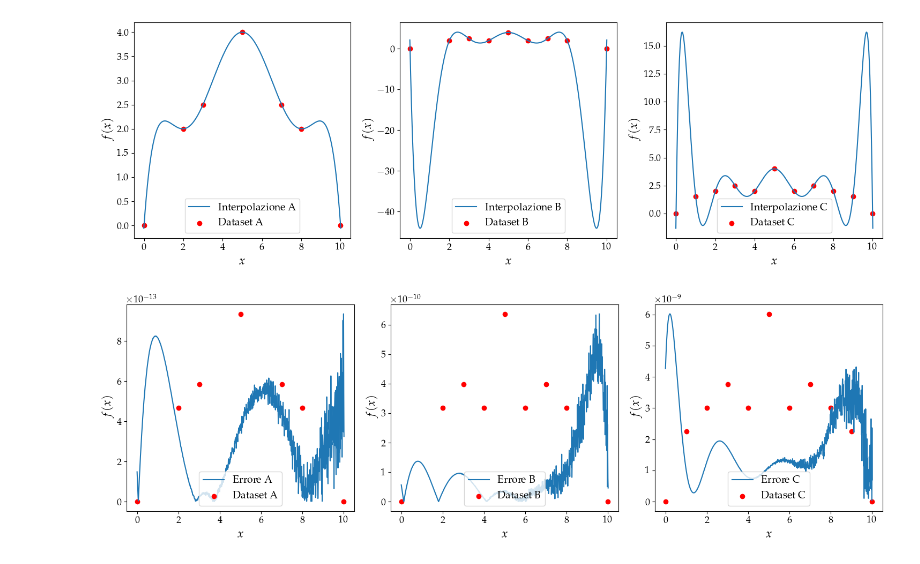
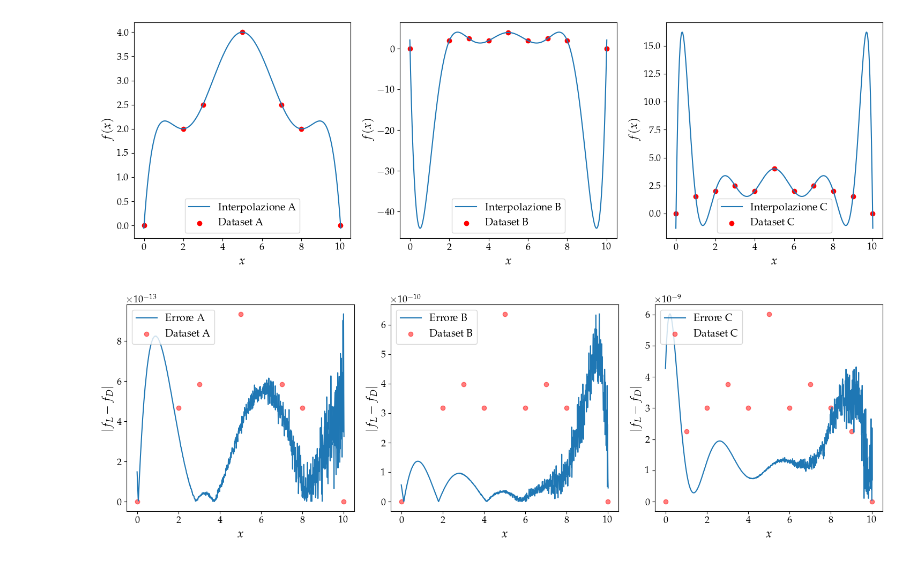
Before and after one commit to mvolpato-unimib/Lab_comp, a Jupyter notebook: ex8/interpolation.ipynb, the cells around one changed output. Drawn from its saved outputs; the diff is of its cells as text; code cells hidden in the pictures.

```diff
--- a/ex8/interpolation.ipynb
+++ b/ex8/interpolation.ipynb
@@ -188,17 +203,17 @@ plot_direct(x_arr, f_arr, xDir_arr, fDir_arr, names)
 # %%
 
 fig, ax = plt.subplots(1, 3, figsize=(15,5))
-for i in range(3):
+for i in range(len(fDir_arr)):
     res = np.abs(np.array(fDir_arr[i]) - np.array(fLag_arr[i]))
     ax[i].plot(xDir_arr[i], res, label=r'Errore ' + names[i])
-    # ax[i].plot(xLag_arr[i], fLag_arr[i]/max(fLag_arr[i]) * max(res), label=r'Interpolazione ' + names[i])
-    ax[i].scatter(x_arr[i], f_arr[i]/max(f_arr[i]) * max(res), label=r'Dataset ' + names[i], color='red')
+    # ax[i].plot(xLag_arr[i], fLag_arr[i]/max(fLag_arr[i]) * max(res), label=r'Interpolazione ' + names[i], alpha=0.5)
+    ax[i].scatter(x_arr[i], f_arr[i]/max(f_arr[i]) * max(res), label=r'Dataset ' + names[i], color='red', alpha=0.5)
     ax[i].set_xlabel(r'$x$')
-    ax[i].set_ylabel(r'$f(x)$')
+    ax[i].set_ylabel(r'$|f_{L} - f_{D}|$')
     # ax[i].set_yscale('log')
-    ax[i].legend(loc='lower center')
+    ax[i].legend(loc='upper left')
 plt.tight_layout()
 plt.savefig('plots/Err_dir_vs_lag.png', dpi=300)
 plt.show()
 # %% [output]
-[figure, old version]
+[figure, new version]
```
Also changed, not shown: parts of 1 cell of this notebook, 11 other files.
